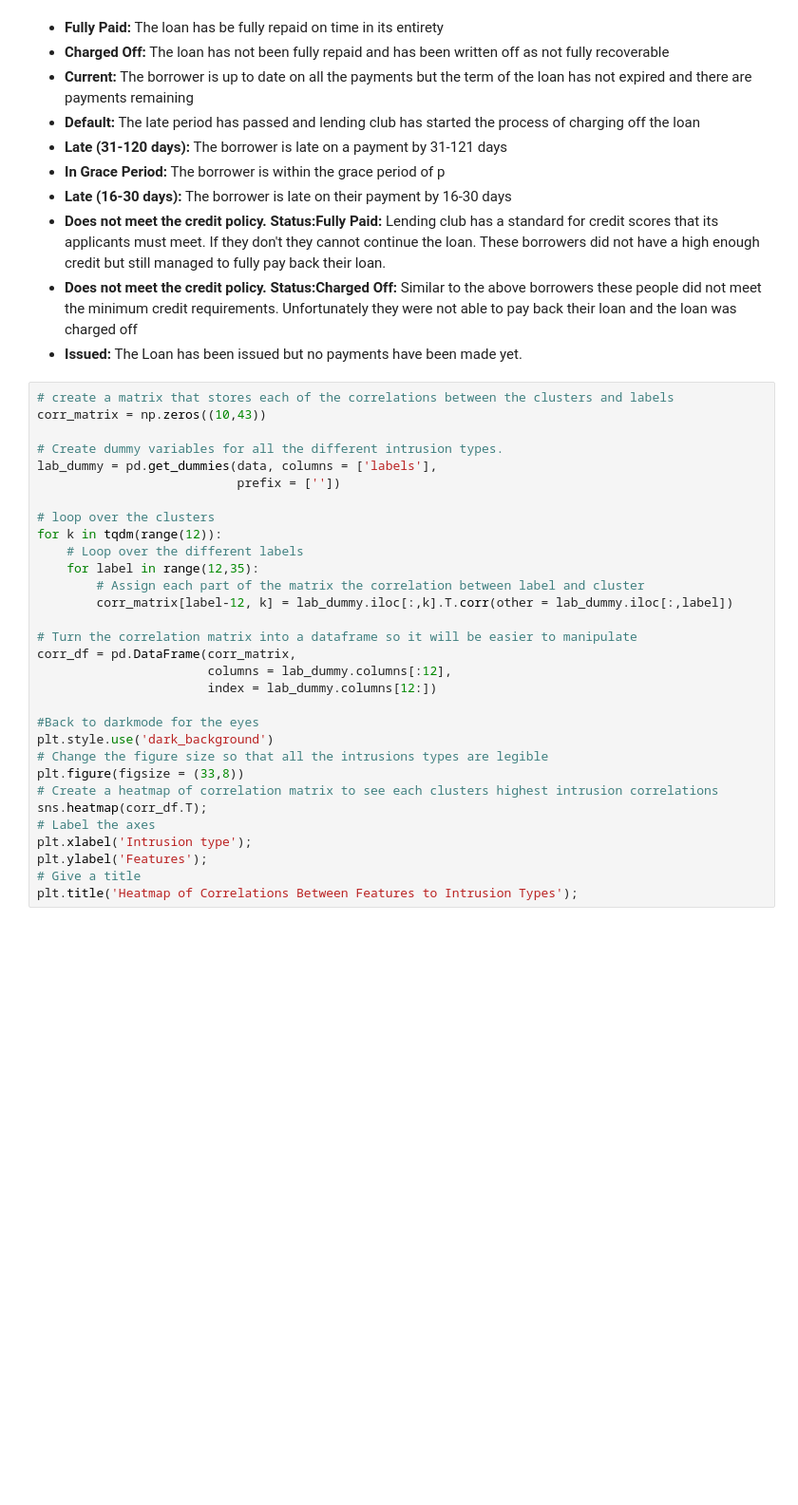
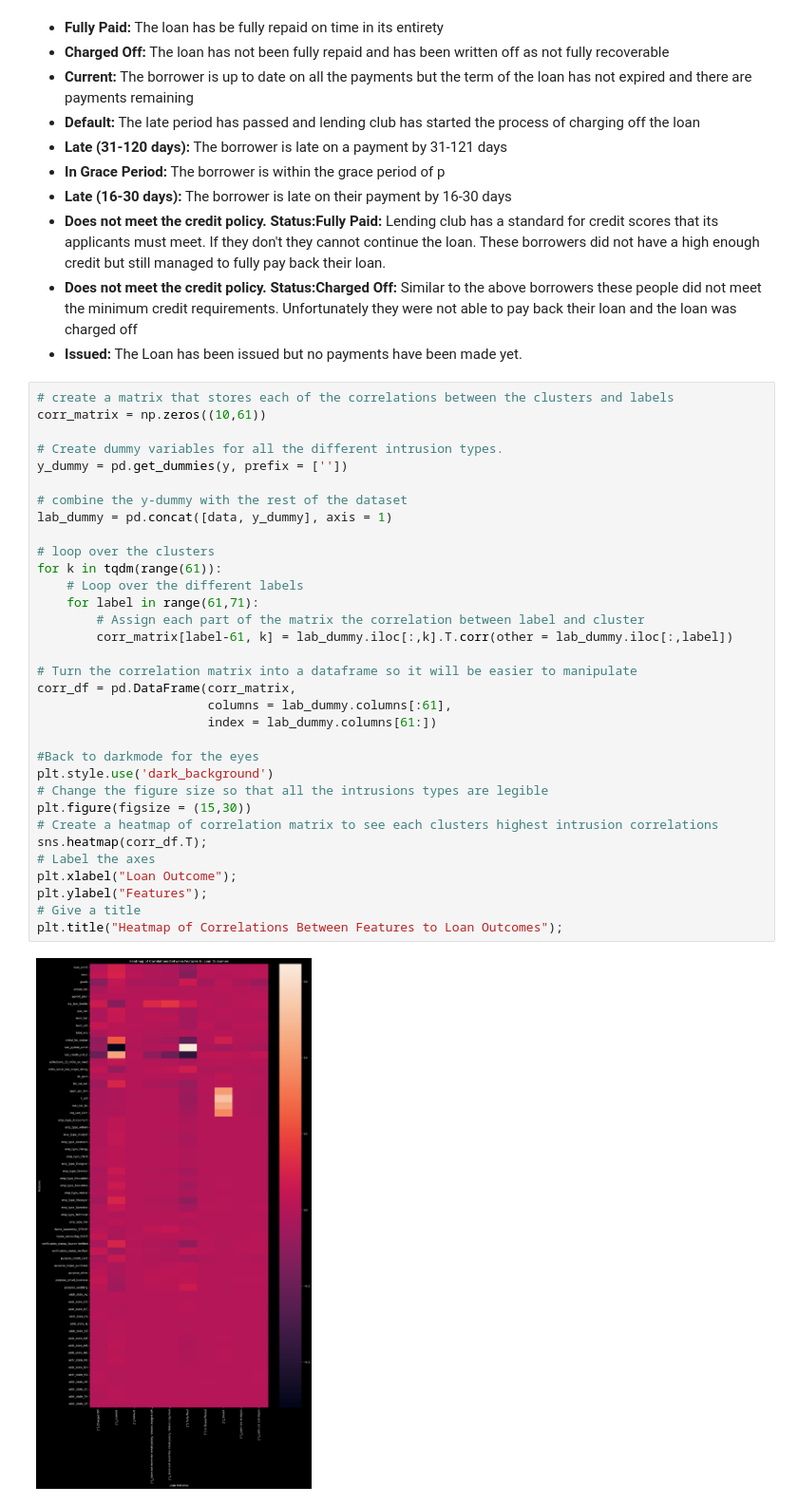
Before and after one commit to Jewdah18/Loan-Default-Risk, a Jupyter notebook: notebooks/EDA.ipynb, the cells around one changed output. Shown at 95% size. Drawn from its saved outputs; the diff is of its cells as text; blank space fills up the shorter version.

```diff
--- a/notebooks/EDA.ipynb
+++ b/notebooks/EDA.ipynb
@@ -135,32 +130,36 @@ for type in y.unique():
 - **Issued:** The Loan has been issued but no payments have been made yet.
 # %%
 # create a matrix that stores each of the correlations between the clusters and labels
-corr_matrix = np.zeros((10,43))
+corr_matrix = np.zeros((10,61))
 
 # Create dummy variables for all the different intrusion types.
-lab_dummy = pd.get_dummies(data, columns = ['labels'],
-                           prefix = [''])
+y_dummy = pd.get_dummies(y, prefix = [''])
+
+# combine the y-dummy with the rest of the dataset
+lab_dummy = pd.concat([data, y_dummy], axis = 1)
 
 # loop over the clusters
-for k in tqdm(range(12)):
+for k in tqdm(range(61)):
     # Loop over the different labels
-    for label in range(12,35):
+    for label in range(61,71):
         # Assign each part of the matrix the correlation between label and cluster
-        corr_matrix[label-12, k] = lab_dummy.iloc[:,k].T.corr(other = lab_dummy.iloc[:,label])
+        corr_matrix[label-61, k] = lab_dummy.iloc[:,k].T.corr(other = lab_dummy.iloc[:,label])
 
 # Turn the correlation matrix into a dataframe so it will be easier to manipulate
 corr_df = pd.DataFrame(corr_matrix,
-                       columns = lab_dummy.columns[:12],
-                       index = lab_dummy.columns[12:])
+                       columns = lab_dummy.columns[:61],
+                       index = lab_dummy.columns[61:])
 
 #Back to darkmode for the eyes
 plt.style.use('dark_background')
 # Change the figure size so that all the intrusions types are legible
-plt.figure(figsize = (33,8))
+plt.figure(figsize = (15,30))
 # Create a heatmap of correlation matrix to see each clusters highest intrusion correlations
 sns.heatmap(corr_df.T);
 # Label the axes
-plt.xlabel('Intrusion type');
-plt.ylabel('Features');
+plt.xlabel("Loan Outcome");
+plt.ylabel("Features");
 # Give a title
-plt.title('Heatmap of Correlations Between Features to Intrusion Types');
+plt.title("Heatmap of Correlations Between Features to Loan Outcomes");
+# %% [output]
+[figure, added]
```
Also changed, not shown: parts of 13 cells of this notebook, 1 other file.
